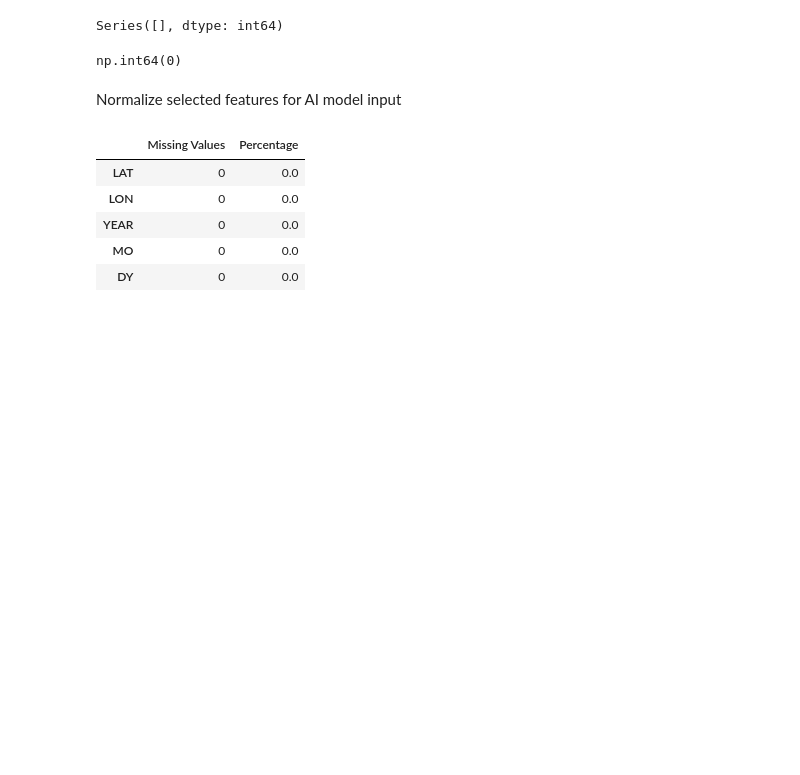
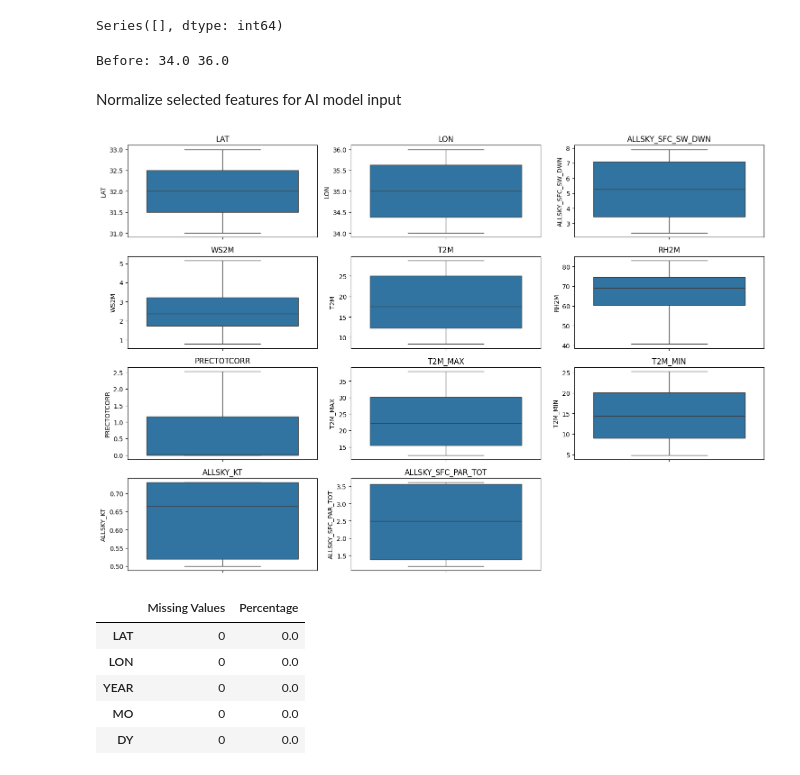
Before and after one commit to Hackathon-TeamP1-1/data-analysis, a Jupyter notebook: nasa_dataset_inspection.ipynb, the cells around one changed output. Saved outputs shown, nothing was run; the diff lists cells and outputs as text; code cells hidden in the pictures; blank space fills up the shorter version.

```diff
--- a/nasa_dataset_inspection.ipynb
+++ b/nasa_dataset_inspection.ipynb
@@ -337,9 +337,7 @@ missing_after_filtering[missing_after_filtering > 0]
 # %% [output]
 Series([], dtype: int64)
 # %%
-numeric_cols = nasa_data.select_dtypes(include=["float64", "int64"]).columns
-z_scores = nasa_data[numeric_cols].apply(zscore)
-nasa_data = nasa_data[(z_scores.abs() <= 3).all(axis=1)]
-nasa_data.isnull().sum().sum()
+# numeric_cols = nasa_data.select_dtypes(include=["float64", "int64"]).columns
+# z_scores = nasa_data[numeric_cols].apply(zscore)
+# nasa_data = nasa_data[(z_scores.abs() <= 3).all(axis=1)]
+# nasa_data.isnull().sum().sum()
-# %% [output]
-np.int64(0)
@@ -345,0 +353,4 @@ np.int64(0)
+# %%
+print("Before:", nasa_data['LON'].min(), nasa_data['LON'].max())
+# %% [output]
+Before: 34.0 36.0
@@ -346,5 +359,16 @@ np.int64(0)
 # %% [markdown]
 Normalize selected features for AI model input
+# %%
+plt.figure(figsize=(15, 10))
+for i, feature in enumerate(["LAT", "LON", "ALLSKY_SFC_SW_DWN", "WS2M", "T2M", "RH2M", "PRECTOTCORR", 'T2M_MAX', 'T2M_MIN', "ALLSKY_KT", 'ALLSKY_SFC_PAR_TOT']):
+    plt.subplot(4, 3, i + 1)
+    sns.boxplot(y=nasa_data[feature])
+    plt.title(feature)
+
+plt.tight_layout()
+plt.show()
+# %% [output]
+[figure, added]
 # %%
 scaling_cols = [
     "ALLSKY_SFC_SW_DWN", "ALLSKY_SFC_SW_DNI", "ALLSKY_SFC_PAR_TOT", "CLRSKY_SFC_PAR_TOT",
```
Also changed, not shown: parts of 16 cells of this notebook, 45 other files.
